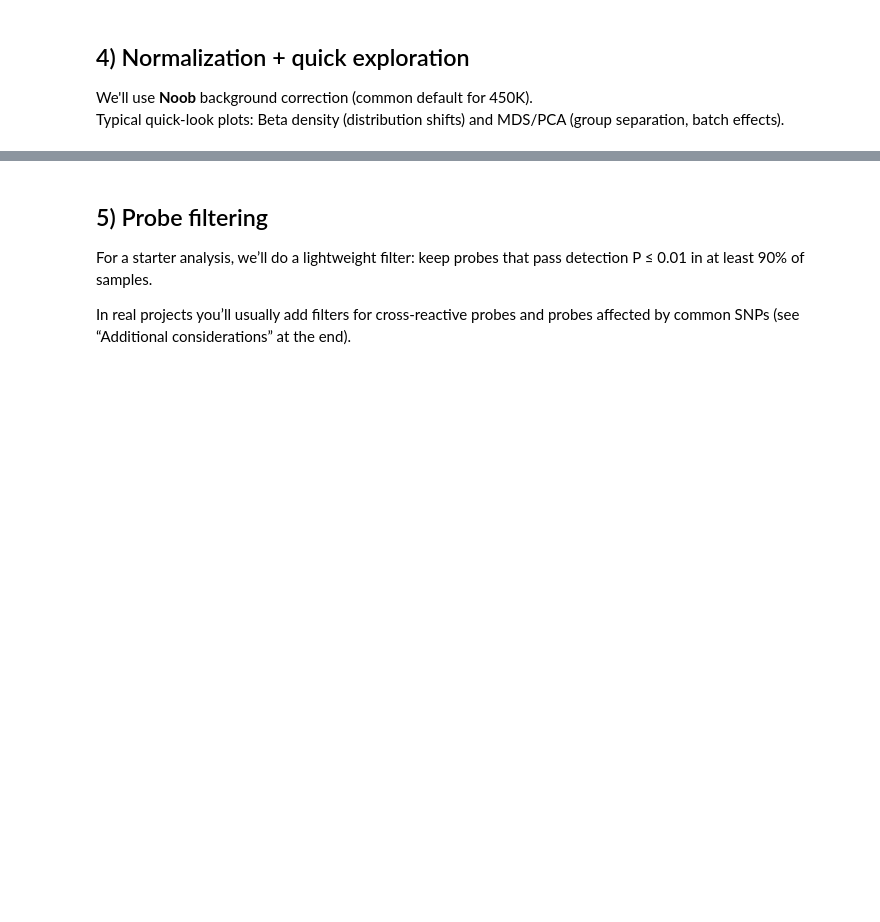
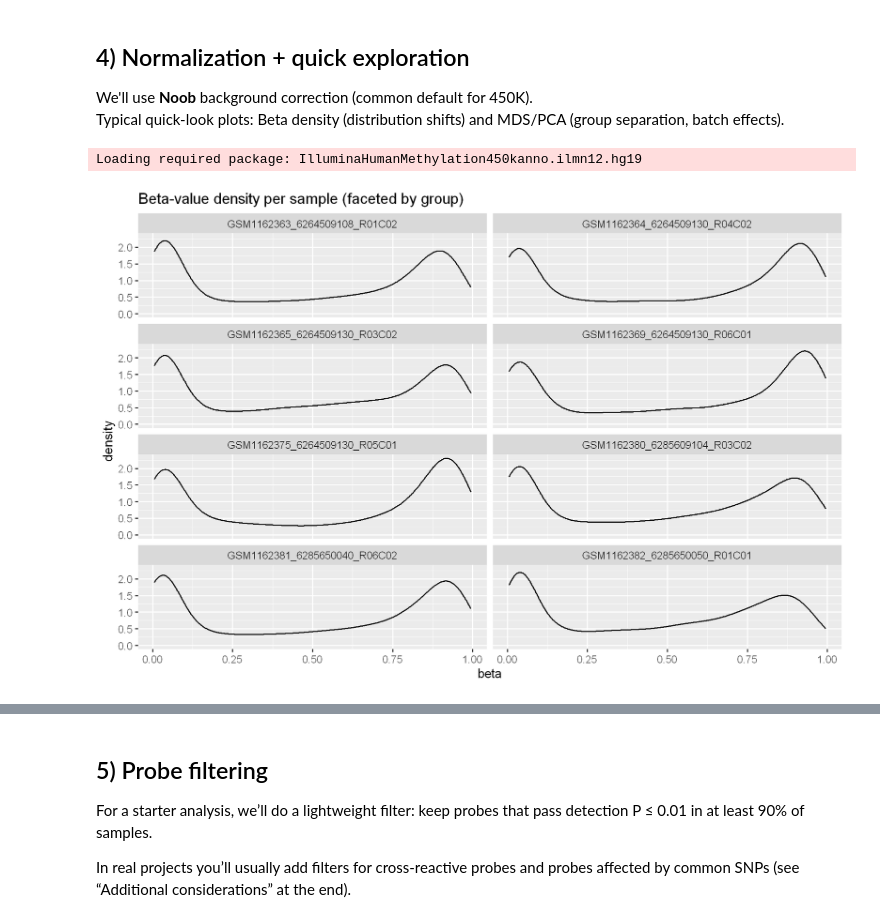
Before and after one commit to meshik/bioinformatics-code-hub, a Jupyter notebook: epigenomics/dna_methylation/r.ipynb, the cells around one changed output, grey strips where cells are left out. Drawn from its saved outputs; the diff is of its cells as text; code cells hidden in the pictures; blank space fills up the shorter version.

Commit message:
fix incorrect sample grouping and location

```diff
--- a/epigenomics/dna_methylation/r.ipynb
+++ b/epigenomics/dna_methylation/r.ipynb
@@ -157,27 +153,42 @@ We'll use **Noob** background correction (common default for 450K).
 Typical quick-look plots: Beta density (distribution shifts) and MDS/PCA (group separation, batch effects).
 # %%
 library(ggplot2)
+library(SummarizedExperiment)
 
 # Noob normalization returns a MethylSet
 mSet_noob <- preprocessNoob(rgSet)
 
 # Convert to genome-mapped ratio set for convenient Beta/M access
 gSet <- mapToGenome(ratioConvert(mSet_noob, what = "both", keepCN = TRUE))
 
 beta <- getBeta(gSet)
 mvals <- getM(gSet)
 
-# Beta density by group (randomly sample probes for speed)
+# Pull grouping from colData; if not present, fall back to per-sample faceting
+cd <- as.data.frame(colData(gSet))
+
+group_vec <- colnames(beta)
+
+# Ensure ordering matches the beta columns
+names(group_vec) <- rownames(cd)
+group_vec <- group_vec[match(colnames(beta), names(group_vec))]
+
+# Beta density by group (sample probes for plotting efficiency)
 set.seed(1)
 idx <- sample(seq_len(nrow(beta)), 10000)
+
 beta_long <- data.frame(
-  beta = as.vector(beta[idx, ]),
+  beta   = as.vector(beta[idx, , drop = FALSE]),
   sample = rep(colnames(beta), each = length(idx)),
-  group = rep(pData(gSet)$Sample_Group, each = length(idx))
+  group  = rep(group_vec, each = length(idx)),
+  stringsAsFactors = FALSE
 )
 
 ggplot(beta_long, aes(x = beta, group = sample)) +
   geom_density(alpha = 0.15) +
   facet_wrap(~group, ncol = 2) +
   labs(title = "Beta-value density per sample (faceted by group)")
+# %% [output]
+Loading required package: IlluminaHumanMethylation450kanno.ilmn12.hg19
+[figure, added]
 # %%
```
Also changed, not shown: parts of 5 cells of this notebook, 1 other file.
